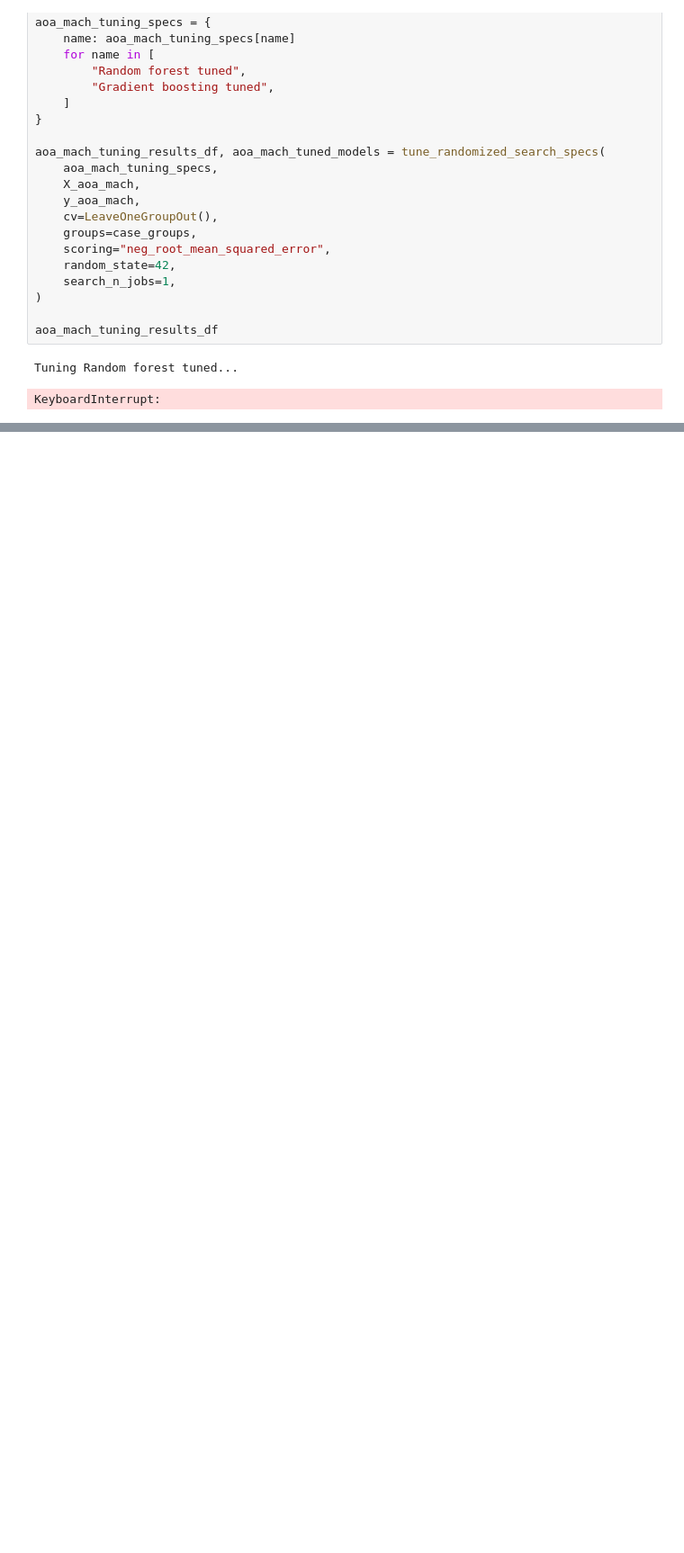
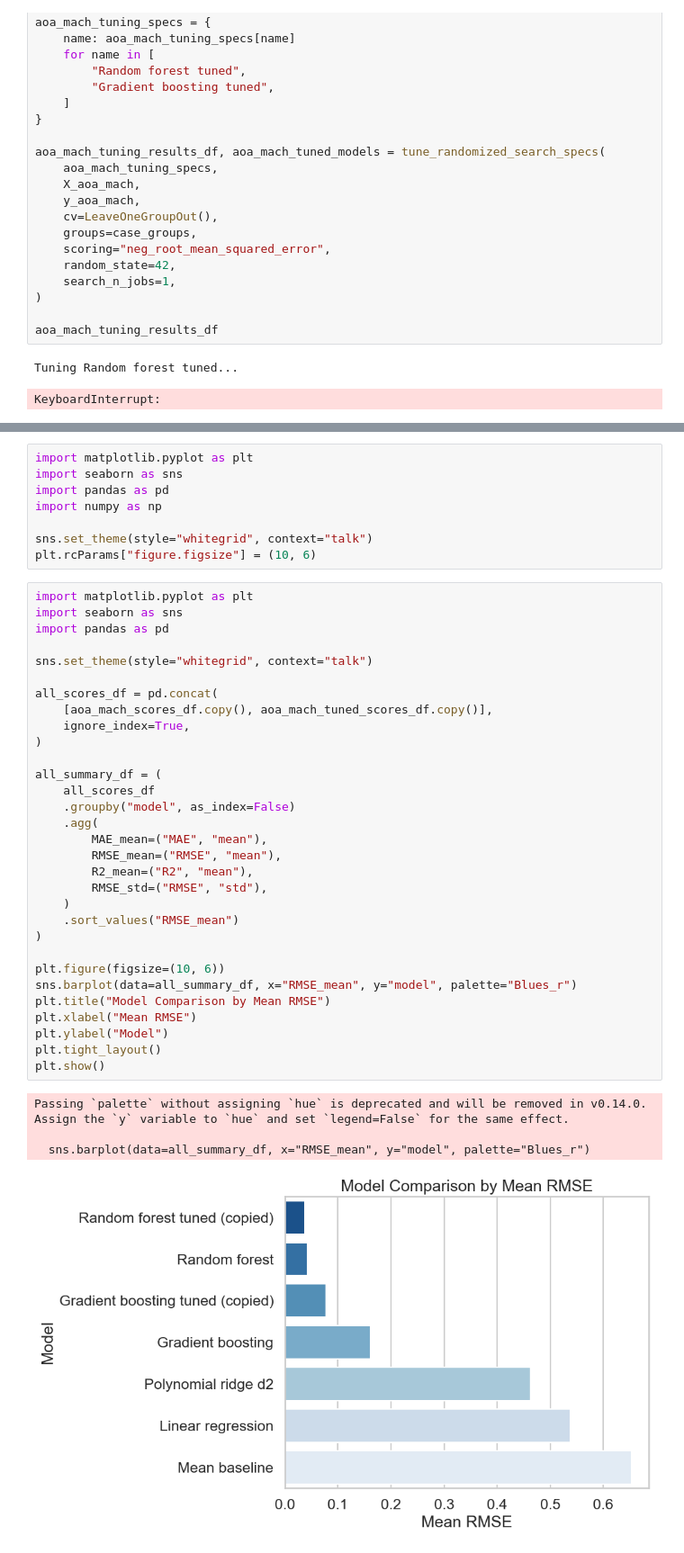
Before and after one commit to ItsKong/CFD-Machine-learning, a Jupyter notebook: notebooks/03_dense_su2_modeling.ipynb, the cells around one changed output, grey strips where cells are left out. Shown at 90% size. Drawn from its saved outputs; the diff is of its cells as text; blank space fills up the shorter version.

```diff
--- a/notebooks/03_dense_su2_modeling.ipynb
+++ b/notebooks/03_dense_su2_modeling.ipynb
@@ -343,0 +386,44 @@ final_aoa_mach_comparison_df
+# %%
+import matplotlib.pyplot as plt
+import seaborn as sns
+import pandas as pd
+import numpy as np
+
+sns.set_theme(style="whitegrid", context="talk")
+plt.rcParams["figure.figsize"] = (10, 6)
+# %%
+import matplotlib.pyplot as plt
+import seaborn as sns
+import pandas as pd
+
+sns.set_theme(style="whitegrid", context="talk")
+
+all_scores_df = pd.concat(
+    [aoa_mach_scores_df.copy(), aoa_mach_tuned_scores_df.copy()],
+    ignore_index=True,
+)
+
+all_summary_df = (
+    all_scores_df
+    .groupby("model", as_index=False)
+    .agg(
+        MAE_mean=("MAE", "mean"),
+        RMSE_mean=("RMSE", "mean"),
+        R2_mean=("R2", "mean"),
+        RMSE_std=("RMSE", "std"),
+    )
+    .sort_values("RMSE_mean")
+)
+
+plt.figure(figsize=(10, 6))
+sns.barplot(data=all_summary_df, x="RMSE_mean", y="model", palette="Blues_r")
+plt.title("Model Comparison by Mean RMSE")
+plt.xlabel("Mean RMSE")
+plt.ylabel("Model")
+plt.tight_layout()
+plt.show()
+# %% [output]
+Passing `palette` without assigning `hue` is deprecated and will be removed in v0.14.0. Assign the `y` variable to `hue` and set `legend=False` for the same effect.
+
+  sns.barplot(data=all_summary_df, x="RMSE_mean", y="model", palette="Blues_r")
+[figure, added]
```
Also changed, not shown: parts of 10 cells of this notebook, 9 other files.
